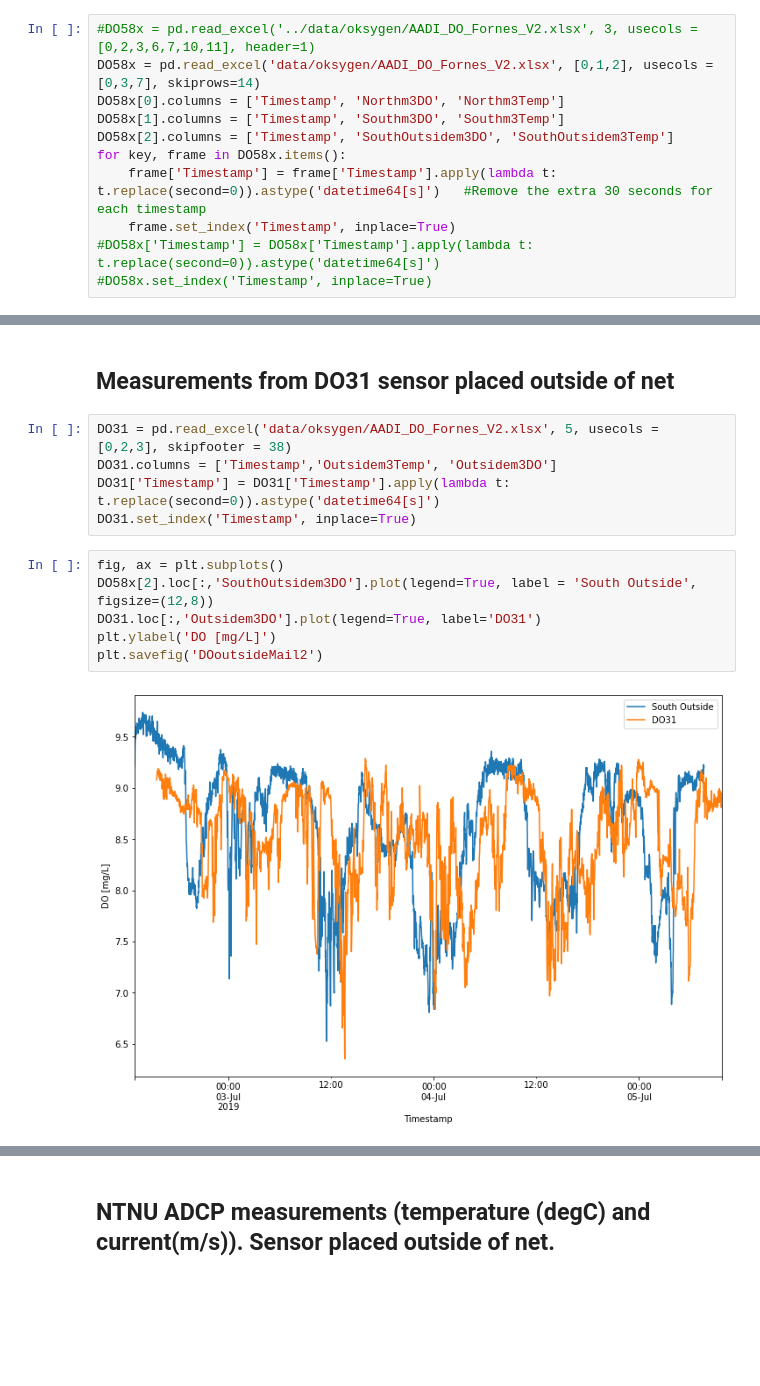
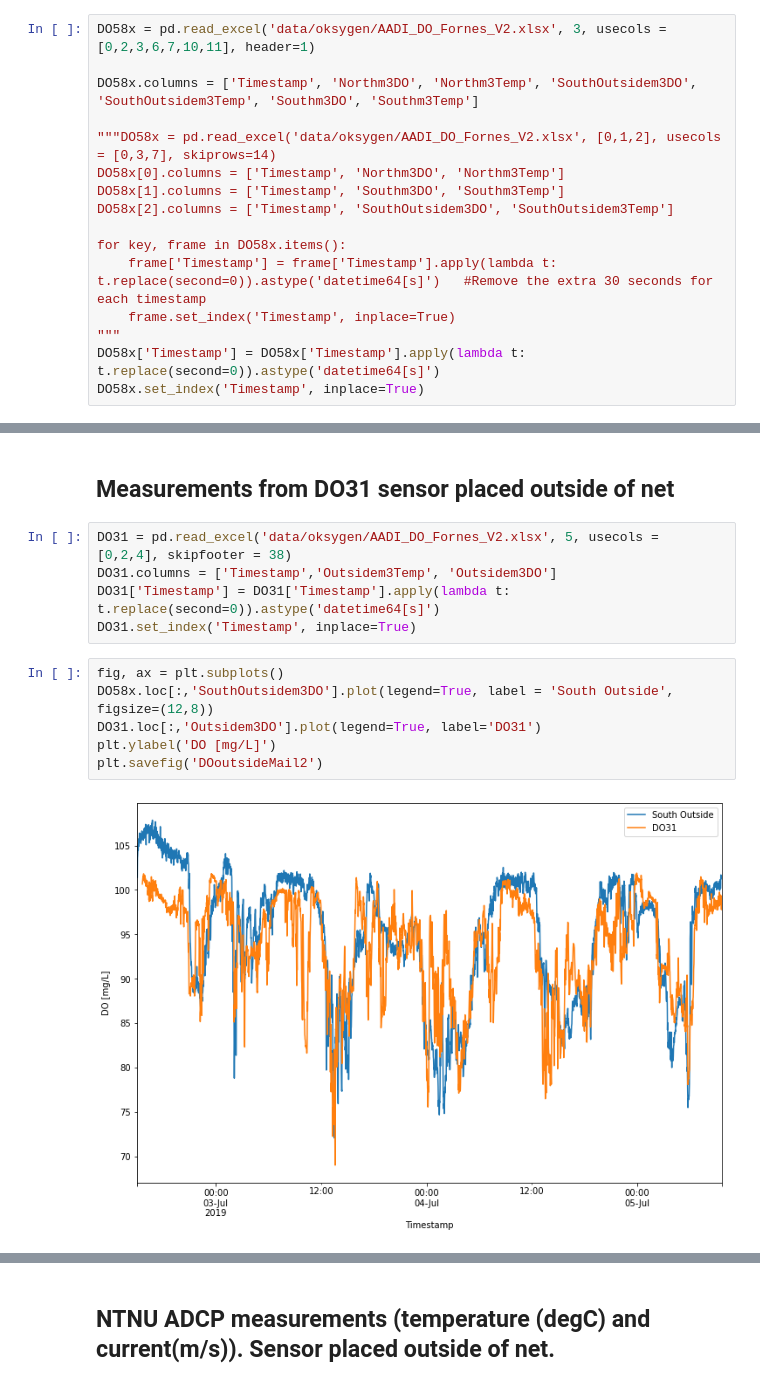
Before and after one commit to larsmmo/Master, a Jupyter notebook: createCSV.ipynb, the cells around one changed output, grey strips where cells are left out. Drawn from its saved outputs; the diff is of its cells as text; blank space fills up the shorter version.

Commit message:
plot spatiotemporal 1

```diff
--- a/createCSV.ipynb
+++ b/createCSV.ipynb
@@ -102,16 +102,21 @@ del DOinsideList[5] # Remove pos12 measurements since they have been concatenate
 # %% [markdown]
 ## Measurements from DO sensors: 584 (North inside), 586 (South outside) and 588 (South inside)
 # %%
-#DO58x = pd.read_excel('../data/oksygen/AADI_DO_Fornes_V2.xlsx', 3, usecols = [0,2,3,6,7,10,11], header=1)
-DO58x = pd.read_excel('data/oksygen/AADI_DO_Fornes_V2.xlsx', [0,1,2], usecols = [0,3,7], skiprows=14)
+DO58x = pd.read_excel('data/oksygen/AADI_DO_Fornes_V2.xlsx', 3, usecols = [0,2,3,6,7,10,11], header=1)
+
+DO58x.columns = ['Timestamp', 'Northm3DO', 'Northm3Temp', 'SouthOutsidem3DO', 'SouthOutsidem3Temp', 'Southm3DO', 'Southm3Temp']
+
+"""DO58x = pd.read_excel('data/oksygen/AADI_DO_Fornes_V2.xlsx', [0,1,2], usecols = [0,3,7], skiprows=14)
 DO58x[0].columns = ['Timestamp', 'Northm3DO', 'Northm3Temp']
 DO58x[1].columns = ['Timestamp', 'Southm3DO', 'Southm3Temp']
 DO58x[2].columns = ['Timestamp', 'SouthOutsidem3DO', 'SouthOutsidem3Temp']
+
 for key, frame in DO58x.items():
     frame['Timestamp'] = frame['Timestamp'].apply(lambda t: t.replace(second=0)).astype('datetime64[s]')   #Remove the extra 30 seconds for each timestamp
     frame.set_index('Timestamp', inplace=True)
-#DO58x['Timestamp'] = DO58x['Timestamp'].apply(lambda t: t.replace(second=0)).astype('datetime64[s]')
-#DO58x.set_index('Timestamp', inplace=True)
+"""
+DO58x['Timestamp'] = DO58x['Timestamp'].apply(lambda t: t.replace(second=0)).astype('datetime64[s]')
+DO58x.set_index('Timestamp', inplace=True)
 # %% [markdown]
 Measurements in excel file have not been corrected for salinity.
 See https://www.aanderaa.com/media/pdfs/oxygen-optode-4330-4835-and-4831.pdf (Page 18) for details
@@ -164,16 +155,16 @@ tide.set_index('Timestamp', inplace=True)
 # %% [markdown]
 ## Measurements from DO31 sensor placed outside of net
 # %%
-DO31 = pd.read_excel('data/oksygen/AADI_DO_Fornes_V2.xlsx', 5, usecols = [0,2,3], skipfooter = 38)
+DO31 = pd.read_excel('data/oksygen/AADI_DO_Fornes_V2.xlsx', 5, usecols = [0,2,4], skipfooter = 38)
 DO31.columns = ['Timestamp','Outsidem3Temp', 'Outsidem3DO']
 DO31['Timestamp'] = DO31['Timestamp'].apply(lambda t: t.replace(second=0)).astype('datetime64[s]')
 DO31.set_index('Timestamp', inplace=True)
 # %%
 fig, ax = plt.subplots()
-DO58x[2].loc[:,'SouthOutsidem3DO'].plot(legend=True, label = 'South Outside', figsize=(12,8))
+DO58x.loc[:,'SouthOutsidem3DO'].plot(legend=True, label = 'South Outside', figsize=(12,8))
 DO31.loc[:,'Outsidem3DO'].plot(legend=True, label='DO31')
 plt.ylabel('DO [mg/L]')
 plt.savefig('DOoutsideMail2')
 # %% [output]
-[figure, old version]
+[figure, new version]
 # %%
```
Also changed, not shown: parts of 11 cells of this notebook, 8 other files.
